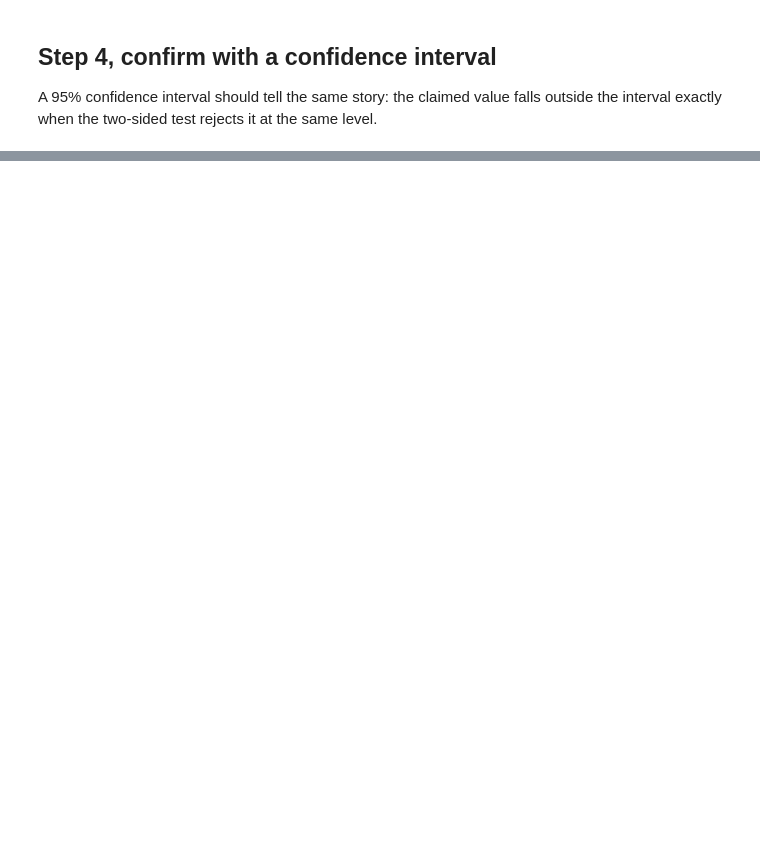
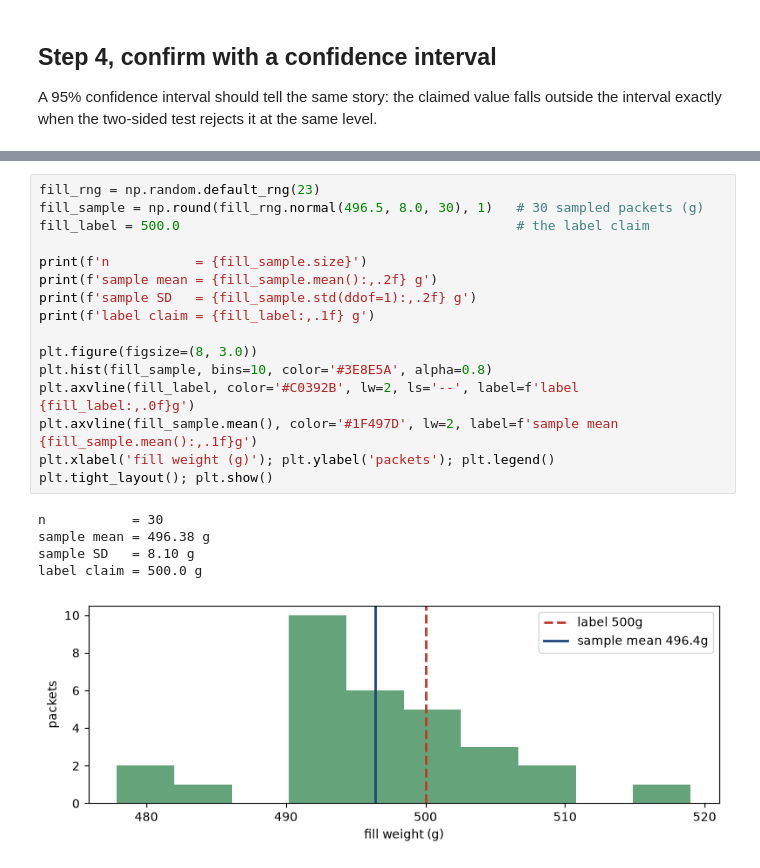
Before and after one commit to eoinlane/BUU33803-student-notebooks, a Jupyter notebook: bu7852/session4/Session4_Exercise_OneSampleTest.ipynb, the cells around one changed output, grey strips where cells are left out. Saved outputs shown, nothing was run; the diff lists cells and outputs as text; blank space fills up the shorter version.

```diff
--- a/bu7852/session4/Session4_Exercise_OneSampleTest.ipynb
+++ b/bu7852/session4/Session4_Exercise_OneSampleTest.ipynb
@@ -81,0 +98,22 @@ print('The interval and the test agree.')
+# %%
+fill_rng = np.random.default_rng(23)
+fill_sample = np.round(fill_rng.normal(496.5, 8.0, 30), 1)   # 30 sampled packets (g)
+fill_label = 500.0                                           # the label claim
+
+print(f'n           = {fill_sample.size}')
+print(f'sample mean = {fill_sample.mean():,.2f} g')
+print(f'sample SD   = {fill_sample.std(ddof=1):,.2f} g')
+print(f'label claim = {fill_label:,.1f} g')
+
+plt.figure(figsize=(8, 3.0))
+plt.hist(fill_sample, bins=10, color='#3E8E5A', alpha=0.8)
+plt.axvline(fill_label, color='#C0392B', lw=2, ls='--', label=f'label {fill_label:,.0f}g')
+plt.axvline(fill_sample.mean(), color='#1F497D', lw=2, label=f'sample mean {fill_sample.mean():,.1f}g')
+plt.xlabel('fill weight (g)'); plt.ylabel('packets'); plt.legend()
+plt.tight_layout(); plt.show()
+# %% [output]
+n           = 30
+sample mean = 496.38 g
+sample SD   = 8.10 g
+label claim = 500.0 g
+[figure, added]
```
Also changed, not shown: parts of 19 cells of this notebook, 2 other files.
